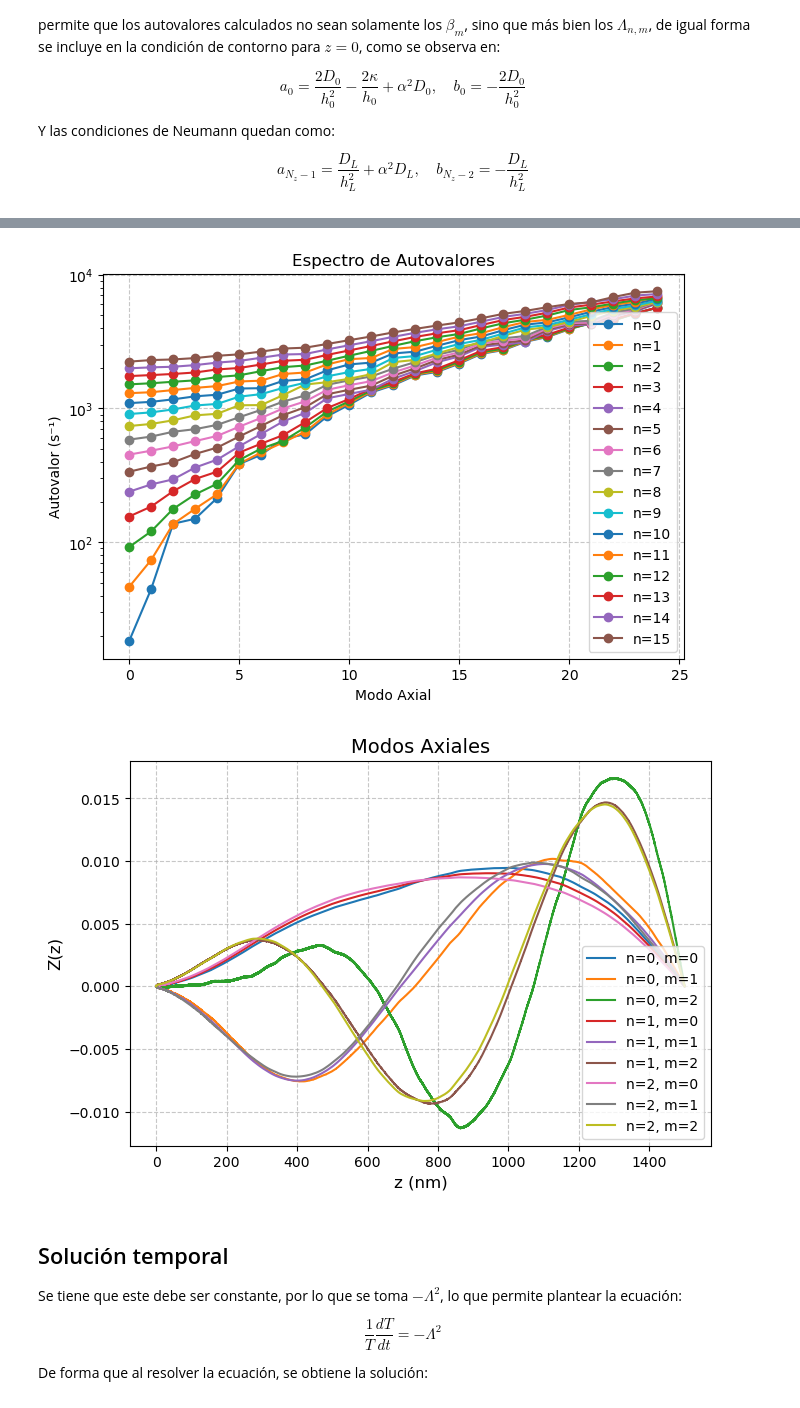
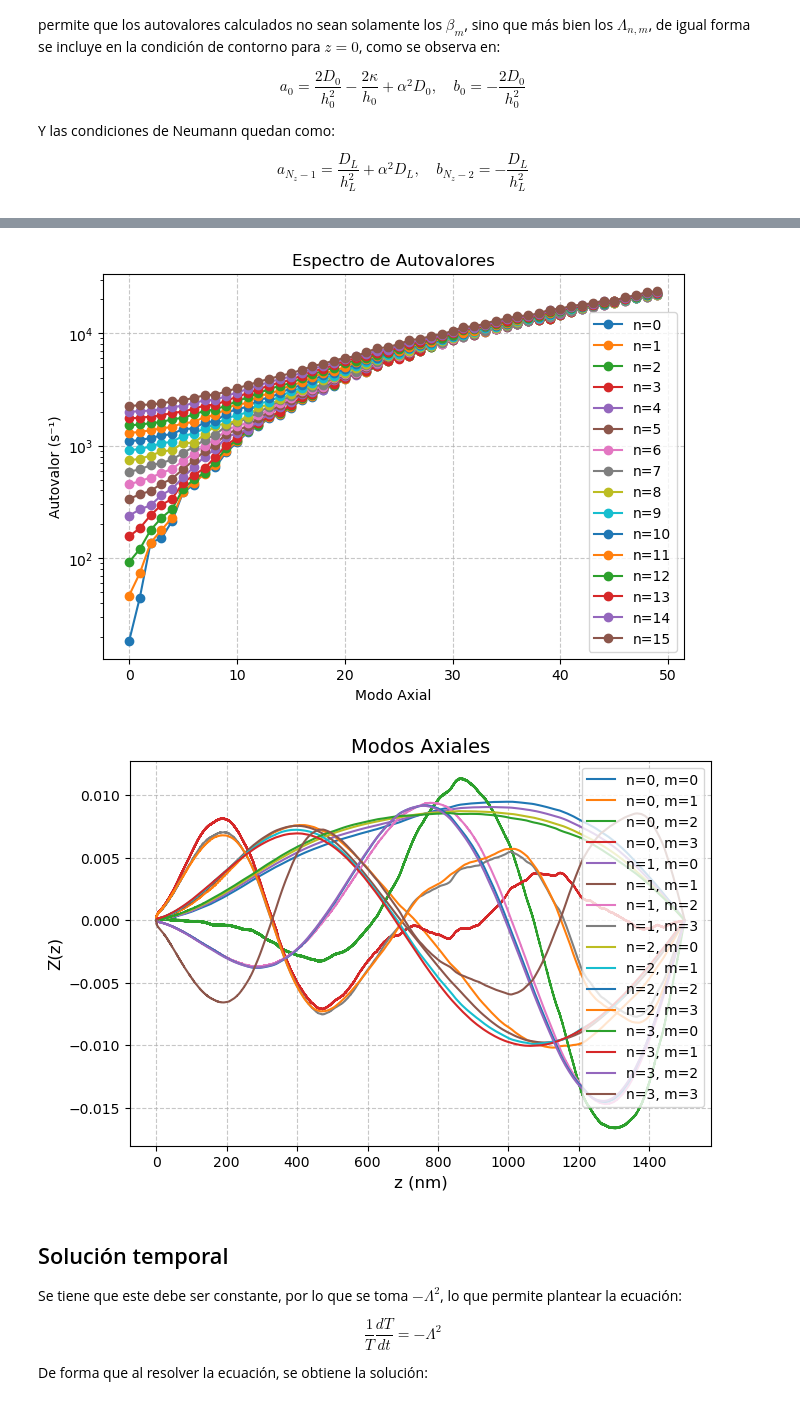
Before and after one commit to allanyst/tfm-efectos-superficie-nano-rmn, a Jupyter notebook: TFM_V5.ipynb, the cells around one changed output, grey strips where cells are left out. Drawn from its saved outputs; the diff is of its cells as text; code cells hidden in the pictures.

```diff
--- a/TFM_V5.ipynb
+++ b/TFM_V5.ipynb
@@ -25,8 +25,8 @@ R = 1500             # 1e-6 m -> 1500 nm
 z_c = 75             # 10 nm (altura crítica)
 delta = 10           # 1 nm (ancho de transición)
 lambda_param = 0.05  # en nm⁻¹
-n_modes_radial = 25  # Cantidad de modos de R(ρ)
-m_max = 25           # Cantidad de modos de Z(z)
+n_modes_radial = 50  # Cantidad de modos de R(ρ)
+m_max = 50           # Cantidad de modos de Z(z)
 N_r = N_z = 60000    # Número de nodos en r y z
 alpha_grid = 5.0     # Aglomeramiento de nodos cerca de z=0
 varkappa = 0.0       # nm/s
@@ -155,7 +155,7 @@ def robin_eq(alpha):
     return alpha * jv(1, alpha * R) - (varkappa / D_eff) * jv(0, alpha * R)
 
 plt.figure(figsize=(7.5,5))
-for n in range(int(n_modes_radial/2)):
+for n in range(16):
     alpha_plot=np.linspace(0,0.1,N_r)
     plt.plot(alpha_plot,robin_eq(alpha_plot),label=f'n={n}')
 plt.legend()
@@ -231,7 +231,7 @@ R_values,R_norms=R_func(alpha_n,rho_vals)
 
 # Graficar modos radiales
 plt.figure(figsize=(7.5, 5))
-for n in range(min(6,n_modes_radial)):
+for n in range(min(16, n_modes_radial)):
     plt.plot(rho_vals, R_values[n], label=f"n={n+1}", linewidth=1.5)
 
 plt.xlabel("ρ (nm)", fontsize=12)
@@ -422,7 +423,7 @@ plt.savefig('figuras/eigenvalues.pdf', bbox_inches='tight')
 plt.show()
 plt.close()
 # %% [output]
-[figure, old version]
+[figure, new version]
 # %%
 eigenvalues_arr = np.array([
     [eigenvalues_ax[n][m] for m in range(m_max)]
@@ -451,19 +452,19 @@ eigenvectors_arr /= norms[:, :, None]
 # %%
 # Graficar algunos modos axiales
 plt.figure(figsize=(7.5,5))
-for n in range(3): # range(min(3, n_modes_radial)):
-    for m in range(3):
+for n in range(4): # range(min(3, n_modes_radial)):
+    for m in range(4):
         plt.plot(z, eigenvectors_ax[n][:, m], label=f"n={n}, m={m}", linewidth=1.5)
 plt.xlabel("z (nm)", fontsize=12)
 plt.ylabel("Z(z)", fontsize=12)
 plt.title("Modos Axiales", fontsize=14)
 plt.legend()
 plt.grid(ls='--', alpha=0.7)
 plt.savefig("figuras/modos_axiales.pdf", bbox_inches="tight")
 plt.show()
 plt.close()
 # %% [output]
-[figure, old version]
+[figure, new version]
 # %% [markdown]
 ## Solución temporal
 
```
Also changed, not shown: parts of 7 cells of this notebook, 38 other files.
